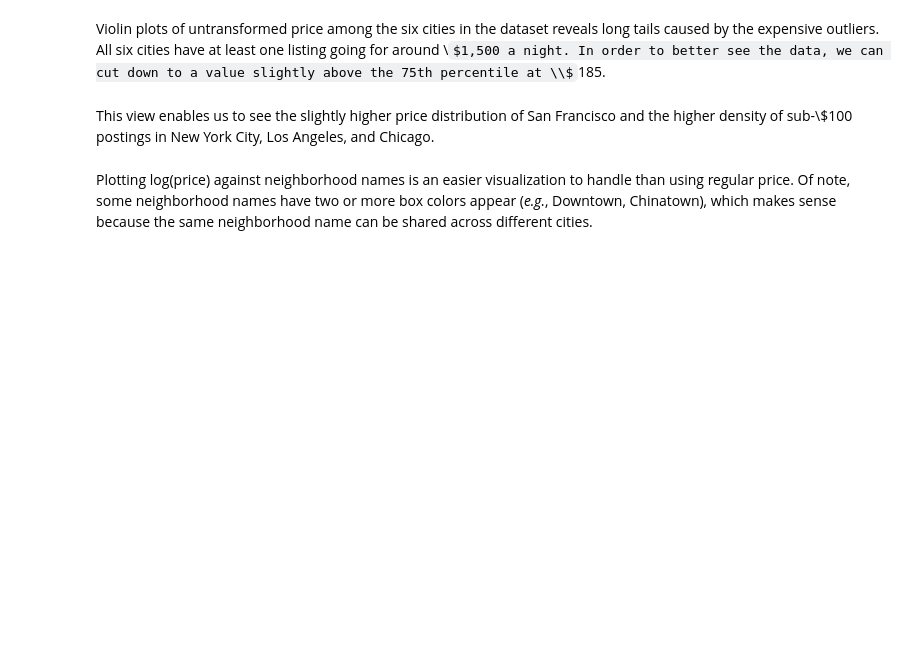
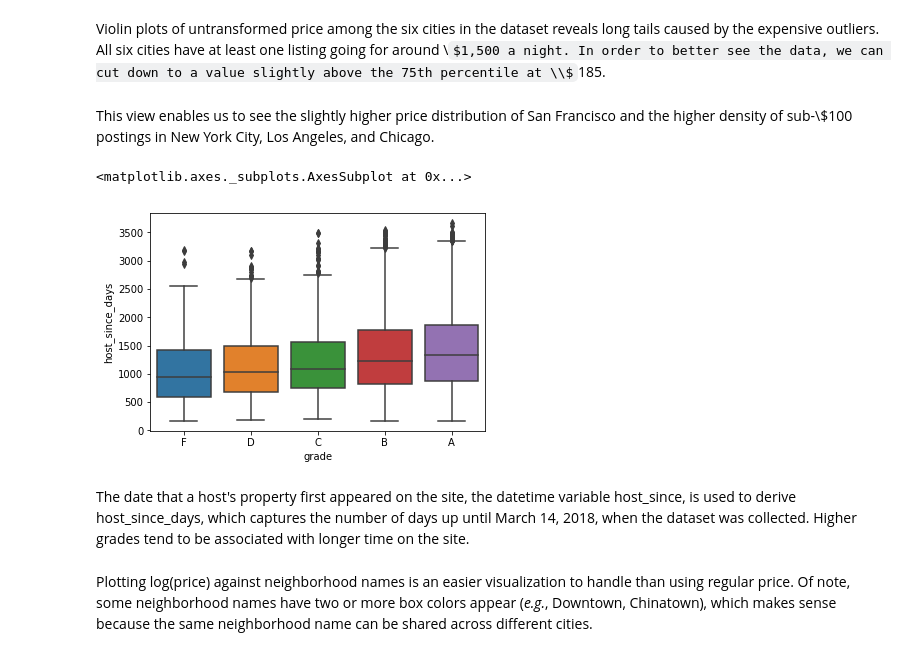
Before and after one commit to anguyen-07/DS7331-ML_Labs, a Jupyter notebook: DS7331_Lab1_VizProcessing_AirBnB.ipynb, the cells around one changed output. Cells and saved outputs as stored; diff of their text form; code cells hidden in the pictures; some formulas as TeX source; blank space fills up the shorter version.

```diff
--- a/DS7331_Lab1_VizProcessing_AirBnB.ipynb
+++ b/DS7331_Lab1_VizProcessing_AirBnB.ipynb
@@ -647,4 +659,16 @@ plt.xlabel('City', fontsize=12)
 plt.ylabel('Price, USD (axis zoomed in)', fontsize=12)
 # %% [markdown]
 This view enables us to see the slightly higher price distribution of San Francisco and the higher density of sub-\\$100 postings in New York City, Los Angeles, and Chicago.
+# %%
+import datetime
+date_published = datetime.datetime(2018, 3, 14)
+date_published
+df['host_since'] = pd.to_datetime(df['host_since'])
+df['host_since_days'] = df.apply(lambda row: (date_published - row['host_since']).days, axis=1)
+sns.boxplot(data=df, x='grade', y='host_since_days')
+# %% [output]
+<matplotlib.axes._subplots.AxesSubplot at 0x...>
+[figure, added]
+# %% [markdown]
+The date that a host's property first appeared on the site, the datetime variable host_since, is used to derive host_since_days, which captures the number of days up until March 14, 2018, when the dataset was collected. Higher grades tend to be associated with longer time on the site.
 # %%
```
Also changed, not shown: parts of 7 cells of this notebook.
